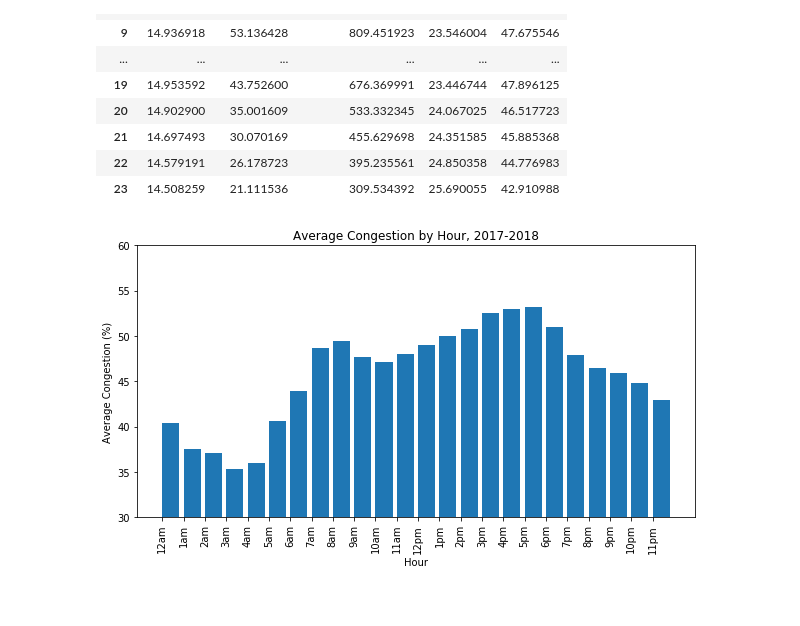
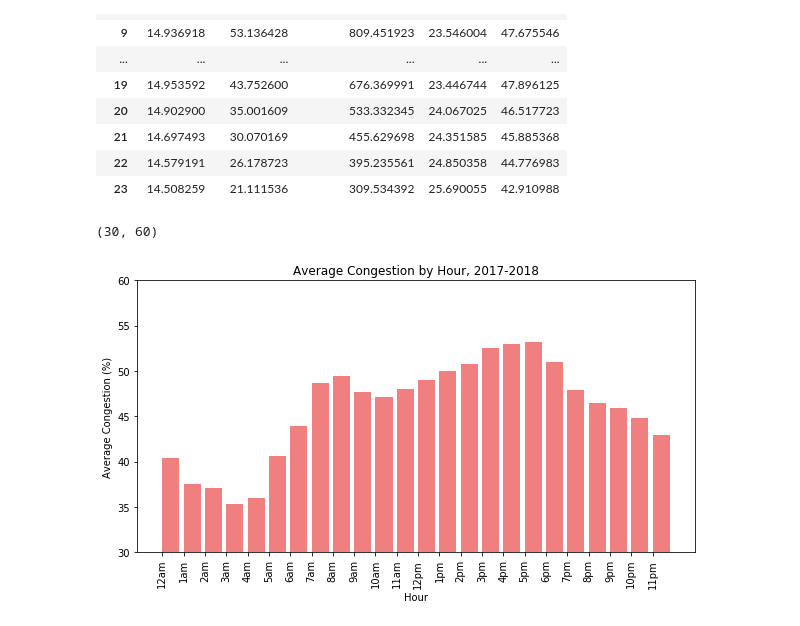
Before and after one commit to emharen/Project-One, a Jupyter notebook: Congestion.ipynb, the cells around one changed output. Saved outputs shown, nothing was run; the diff lists cells and outputs as text; code cells hidden in the pictures.

```diff
--- a/Congestion.ipynb
+++ b/Congestion.ipynb
@@ -122,7 +128,7 @@ congestion_present.head()
 | 3100392 | 05/03/2018 12:01:31 PM | 28 | 7 | 101 | 39.55 | 2018 | 12 |
 # %%
 congestion_clean = congestion_present.loc[congestion_present['SPEED'] <= 45,:]
-congestion_clean = congestion_present
+# congestion_clean = congestion_present
 congestion_clean.head()
 # %% [output]
 |  | TIME | REGION_ID | BUS COUNT | NUMBER OF READS | SPEED | year | hour |
@@ -195,15 +202,16 @@ congestion_hour_df
 | 23 | 14.508259 | 21.111536 | 309.534392 | 25.690055 | 42.910988 |
 # %%
 fig, ax = plt.subplots(figsize=(10, 5))
-ax.bar(congestion_hour_df.index.values,congestion_hour_df['congestion'],align='edge')
+ax.bar(congestion_hour_df.index.values,congestion_hour_df['congestion'],align='edge',color='lightcoral')
 
 ax.set_title("Average Congestion by Hour, 2017-2018")
 ax.set_xlabel("Hour")
 ax.set_ylabel("Average Congestion (%)")
 ax.set_xticks(congestion_hour_df.index.values)
 ax.set_xticklabels(['12am','1am','2am','3am','4am','5am','6am','7am','8am','9am','10am','11am','12pm','1pm','2pm','3pm','4pm','5pm','6pm','7pm','8pm','9pm','10pm','11pm'],ha='center')
 ax.tick_params(axis='x', rotation=90)
 ax.set_ylim(30, 60)
-plt.savefig("Congestion_by_Hour.png")
+# plt.savefig("Congestion_by_Hour.png",bbox_inches='tight')
 # %% [output]
+(30, 60)
-[figure, old version]
+[figure, new version]
```
Also changed, not shown: parts of 14 cells of this notebook.
